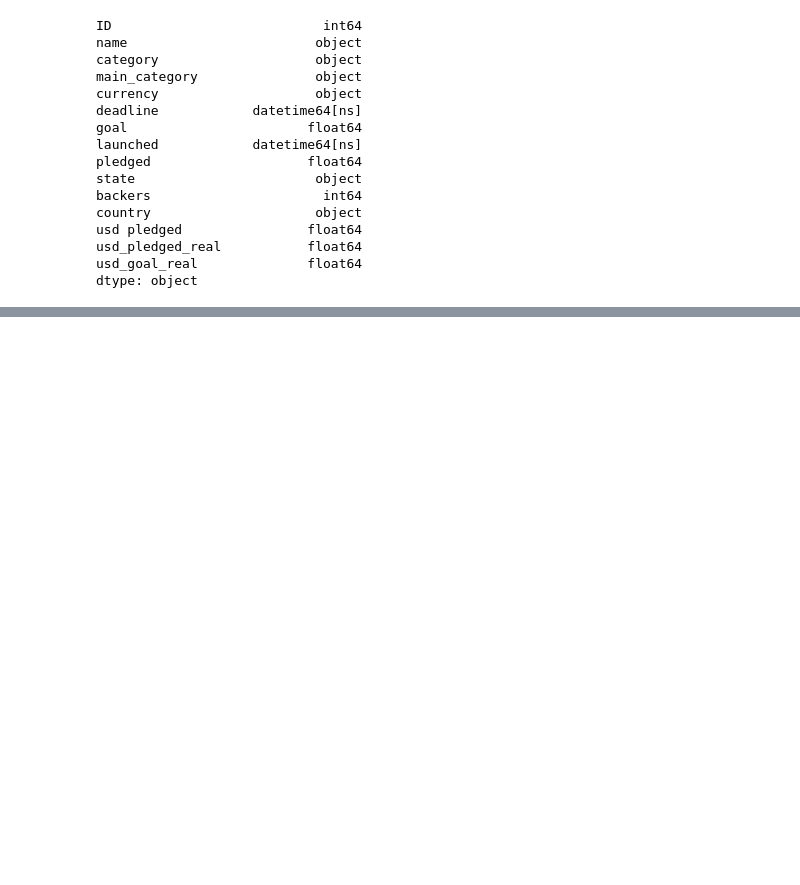
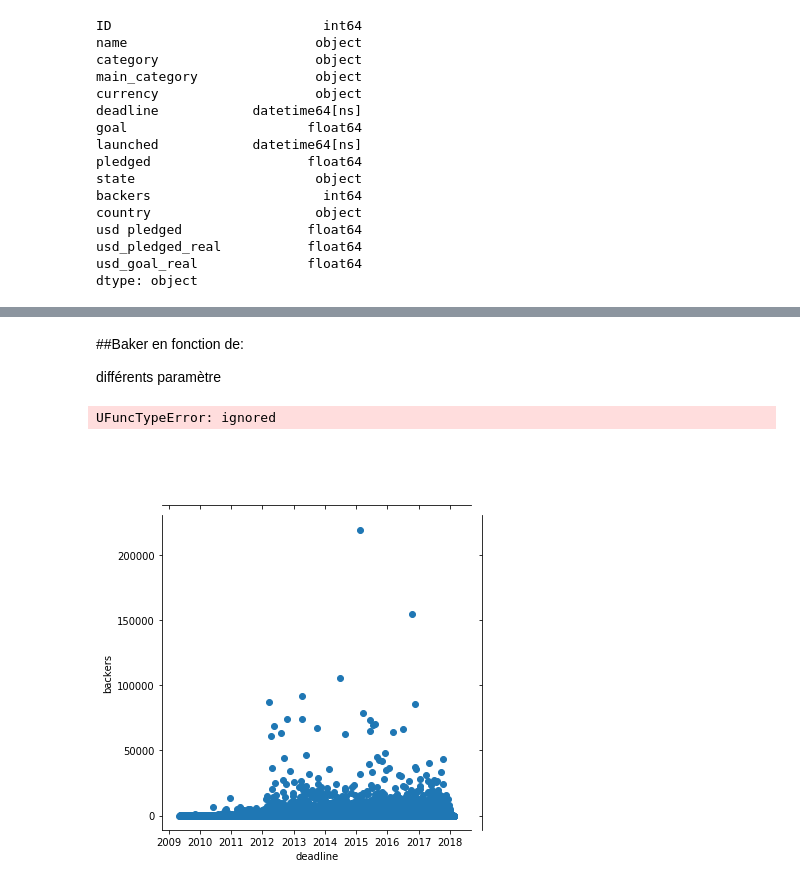
Before and after one commit to tbacha/DMML2019_Team_Apple, a Jupyter notebook: code/Kickstarter_notebook_Team_Apple.ipynb, the cells around one changed output, grey strips where cells are left out. Cells and saved outputs as stored; diff of their text form; code cells hidden in the pictures; blank space fills up the shorter version.

```diff
--- a/code/Kickstarter_notebook_Team_Apple.ipynb
+++ b/code/Kickstarter_notebook_Team_Apple.ipynb
@@ -192,0 +81,6 @@ Text(0, 0.5, '')
+# %%
+df1 = df
+df1 = df1[df1['state'] != 'live']
+df1 = df1[df1['state'] != 'undefined']
+df1 = df1[df1['state'] != 'suspended']
+df1.shape
@@ -192,0 +155,10 @@ Text(0, 0.5, '')
+# %% [markdown]
+##Baker en fonction de:
+
+différents paramètre
+# %%
+#dfdate =df1[df1["deadline"]>"2005-10-09"]
+sns.jointplot(x="deadline", y="backers", data=df1[df1["deadline"]>"2005-10-09"]);
+# %% [output]
+UFuncTypeError: ignored
+[figure, added]
```
Also changed, not shown: parts of 52 cells of this notebook.
